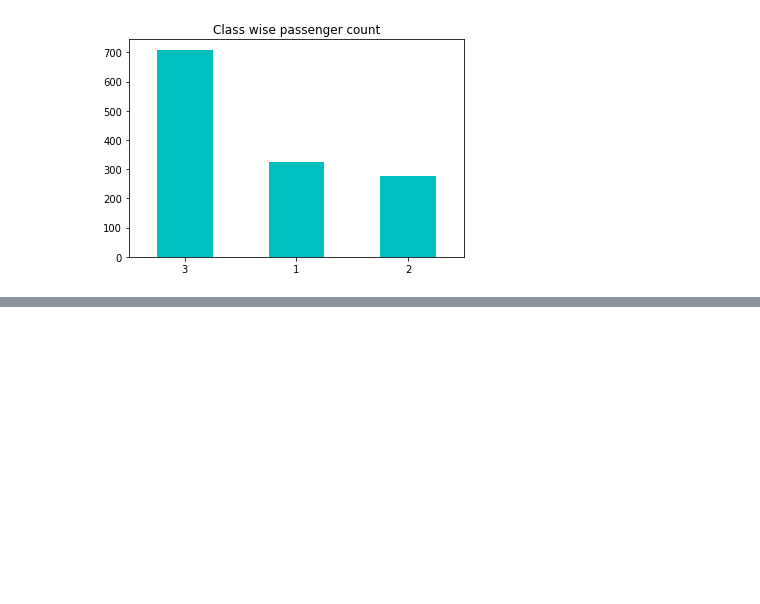
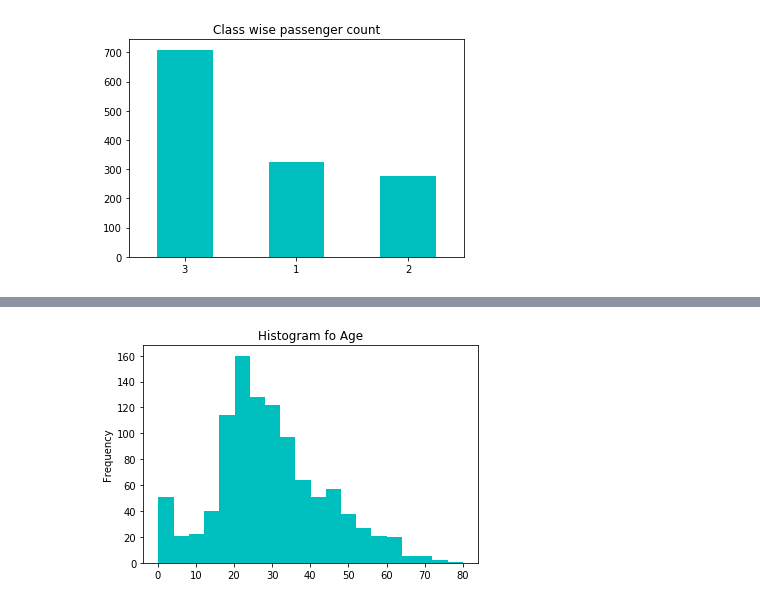
Before and after one commit to Akki19hzb/titanic_data, a Jupyter notebook: notebooks/Exploring-Processing-data.ipynb, the cells around one changed output, grey strips where cells are left out. Saved outputs shown, nothing was run; the diff lists cells and outputs as text; code cells hidden in the pictures; blank space fills up the shorter version.

```diff
--- a/notebooks/Exploring-Processing-data.ipynb
+++ b/notebooks/Exploring-Processing-data.ipynb
@@ -361,0 +370,4 @@ df.Pclass.value_counts().plot(kind='bar',rot=0, title='Class wise passenger coun
+# %%
+df.Age.plot(kind='hist',title='Histogram fo Age', color='c', bins=20);
+# %% [output]
+[figure, added]
```
Also changed, not shown: parts of 24 cells of this notebook.
